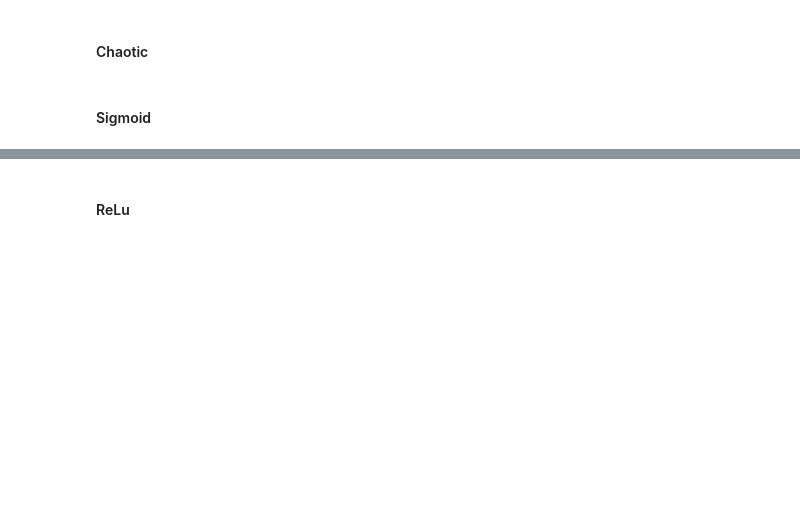
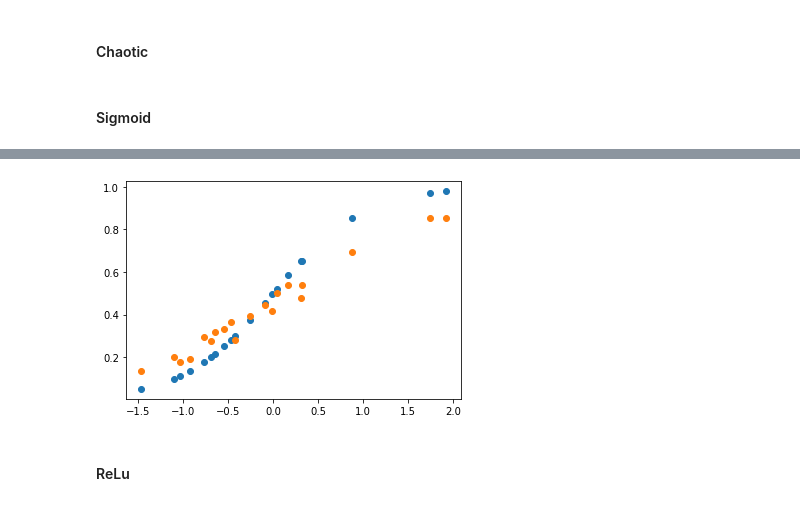
Before and after one commit to KristianWold/Thesis, a Jupyter notebook: notebooks/experiments/QNN with Backprop.ipynb, the cells around one changed output, grey strips where cells are left out. Saved outputs shown, nothing was run; the diff lists cells and outputs as text; code cells hidden in the pictures; blank space fills up the shorter version.

```diff
--- a/notebooks/experiments/QNN with Backprop.ipynb
+++ b/notebooks/experiments/QNN with Backprop.ipynb
@@ -214,0 +186,12 @@ for i in tqdm(range(30)):
+# %%
+np.random.seed(42)
+backend = Aer.get_backend('qasm_simulator')
+
+model = sequential_qnn(q_bits = [3],
+                     dim = [3, 1],
+                     reps = 2,
+                     backend=backend,
+                     shots=10000,
+                     lr = 0.1)
+
+model.train(x, y, epochs=50, verbose=True)
@@ -215,3 +216,11 @@ for i in tqdm(range(30)):
+# %%
+y_pred = model.predict(x)
+# %%
+plt.plot(z, y, "o")
+plt.plot(z, y_pred, "o")
+plt.show()
+# %% [output]
+[figure, added]
 # %% [markdown]
 #### ReLu
 # %%
```
Also changed, not shown: parts of 11 cells of this notebook, 6 other files.
